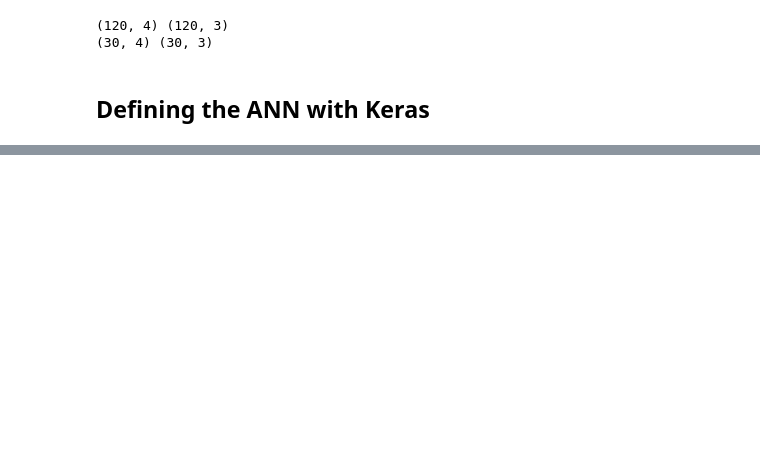
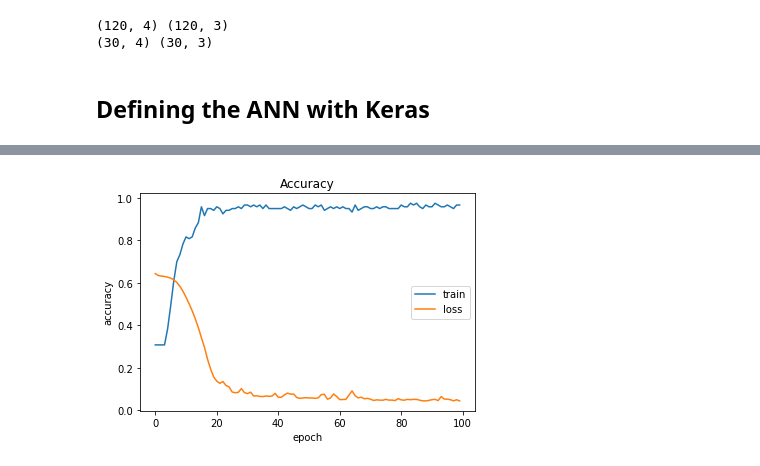
Before and after one commit to lmcanavals/dm, a Jupyter notebook: 20202/dm_20202_0501_ann.ipynb, the cells around one changed output, grey strips where cells are left out. Drawn from its saved outputs; the diff is of its cells as text; code cells hidden in the pictures; blank space fills up the shorter version.

```diff
--- a/20202/dm_20202_0501_ann.ipynb
+++ b/20202/dm_20202_0501_ann.ipynb
@@ -74,0 +62,10 @@ model.evaluate(x_test, y_test)
+# %%
+plt.plot(hist.history['accuracy'])
+plt.plot(hist.history['loss'])
+plt.title('Accuracy')
+plt.ylabel('accuracy')
+plt.xlabel('epoch')
+plt.legend(['train', 'loss'], loc='center right')
+plt.show()
+# %% [output]
+[figure, added]
```
Also changed, not shown: parts of 7 cells of this notebook.
